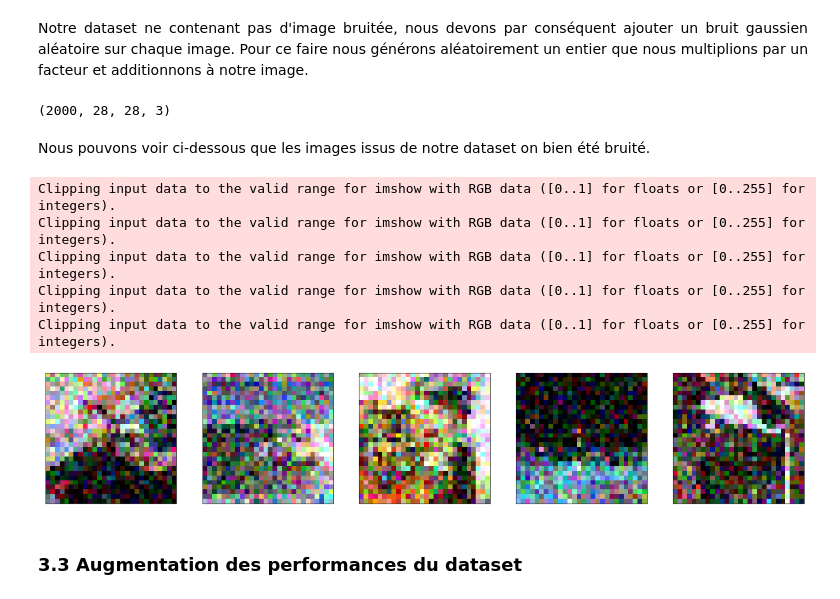
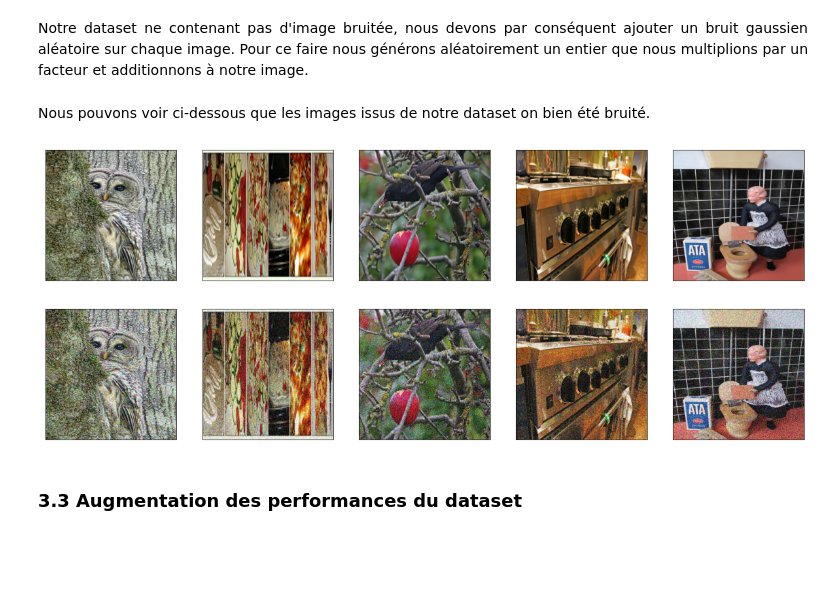
Before and after one commit to JIB3H/leyenda_project, a Jupyter notebook: Livrable_2.ipynb, the cells around one changed output. Saved outputs shown, nothing was run; the diff lists cells and outputs as text; code cells hidden in the pictures; blank space fills up the shorter version.

```diff
--- a/Livrable_2.ipynb
+++ b/Livrable_2.ipynb
@@ -68,8 +71,8 @@ tf.config.list_physical_devices()
 # %%
 data_dir = "D:\exia\A5 2021-2022\Option_DataScience\Data"
 
-image_h = 28
-image_w = 28
+image_h = 416
+image_w = 416
 batch_s = 32
 # %% [markdown]
 ### 3.1 Création des jeux d'entrainement et de test <a class="anchor" id="section_4_1"></a>
@@ -84,7 +87,8 @@ train_set = tf.keras.preprocessing.image_dataset_from_directory(
   subset ="training",
   seed=42,
   image_size=(image_h, image_w),
-  batch_size=batch_s
+  batch_size=batch_s,
+  color_mode="rgb"
 )
 
 # Le test_set
@@ -95,6 +99,7 @@ test_set = tf.keras.preprocessing.image_dataset_from_directory(
   subset ="validation",
   seed=42,
   image_size=(image_h, image_w),
-  batch_size=batch_s
+  batch_size=batch_s,
+  color_mode="rgb"
 )
 # %% [output]
@@ -107,47 +112,51 @@ Using 2000 files for validation.
 # %% [markdown]
 <div style="text-align: justify">Notre dataset ne contenant pas d'image bruitée, nous devons par conséquent ajouter un bruit gaussien aléatoire sur chaque image. Pour ce faire nous générons aléatoirement un entier que nous multiplions par un facteur et additionnons à notre image.</div>
 # %%
-def convert_array(data, noise_factor = 0.2):
+def preprocess(data):
+    data = np.array(data, dtype=np.float32)
     data = data.astype('float32') / 255.0
-    data = np.reshape(data, (len(data), 28, 28, 3))
-    data = np.clip(data, 0., 1.)
+    data = np.reshape(data, (len(data), image_h, image_w, 3))
     return data
 
 def noise_it(data, noise_factor = 0.2):
-    return data + noise_factor * tf.random.normal(shape = data.shape)
+    data_noisy = data + noise_factor * tf.random.normal(shape = data.shape)
+    return np.clip(data_noisy, 0., 1.)
 
-x_train = np.concatenate([x for x, y in train_set], axis = 0)
-x_test = np.concatenate([x for x, y in test_set], axis = 0)
 
-x_train = convert_array(x_train)
-x_test = convert_array(x_test)
+def split_dataset(data):
+    for photo_batch, label_batch in data:
+        photo = photo_batch
+        break
+    return photo
+
+x_train = split_dataset(train_set)
+x_test = split_dataset(test_set)
+
+# x_train = np.concatenate([x for x, y in train_set], axis = 0)
+# x_test = np.concatenate([x for x, y in test_set], axis = 0)
+
+x_train = preprocess(x_train)
+x_test = preprocess(x_test)
 
 x_train_noisy = noise_it(x_train)
 x_test_noisy = noise_it(x_test)
-
-print(x_test.shape)
-# %% [output]
-(2000, 28, 28, 3)
 # %% [markdown]
 Nous pouvons voir ci-dessous que les images issus de notre dataset on bien été bruité.
 # %%
 def display_image(X, n):
     plt.figure(figsize=(20, 20))
     for i in range(n):
         ax = plt.subplot(1, n, i+1)
         plt.imshow(X[i])
         ax.get_xaxis().set_visible(False)
         ax.get_yaxis().set_visible(False)
     plt.show()
 
+display_image(x_train,5)
 display_image(x_train_noisy, 5)
 # %% [output]
-Clipping input data to the valid range for imshow with RGB data ([0..1] for floats or [0..255] for integers).
-Clipping input data to the valid range for imshow with RGB data ([0..1] for floats or [0..255] for integers).
-Clipping input data to the valid range for imshow with RGB data ([0..1] for floats or [0..255] for integers).
-Clipping input data to the valid range for imshow with RGB data ([0..1] for floats or [0..255] for integers).
-Clipping input data to the valid range for imshow with RGB data ([0..1] for floats or [0..255] for integers).
-[figure, old version]
+[figure, new version]
+[figure, added]
 # %% [markdown]
 ### 3.3 Augmentation des performances du dataset <a class="anchor" id="section_4_3"></a>
 # %% [markdown]
```
Also changed, not shown: parts of 30 cells of this notebook.
